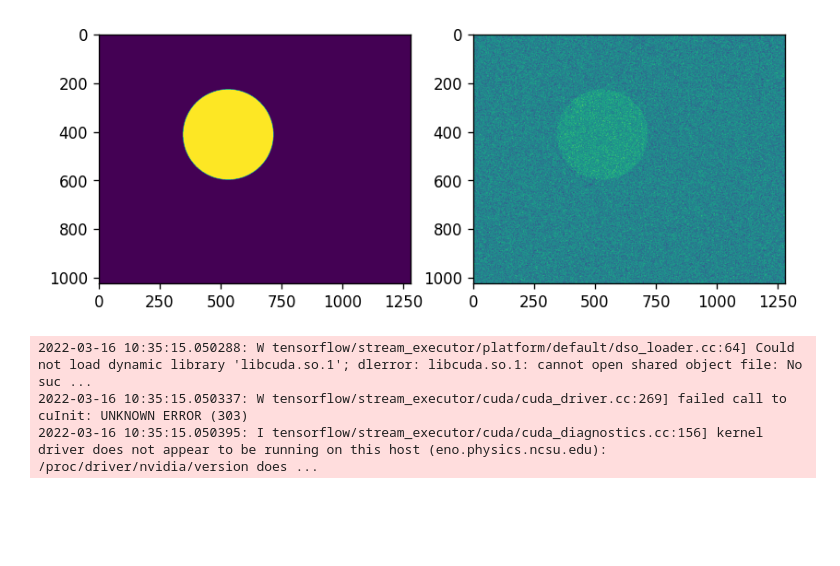
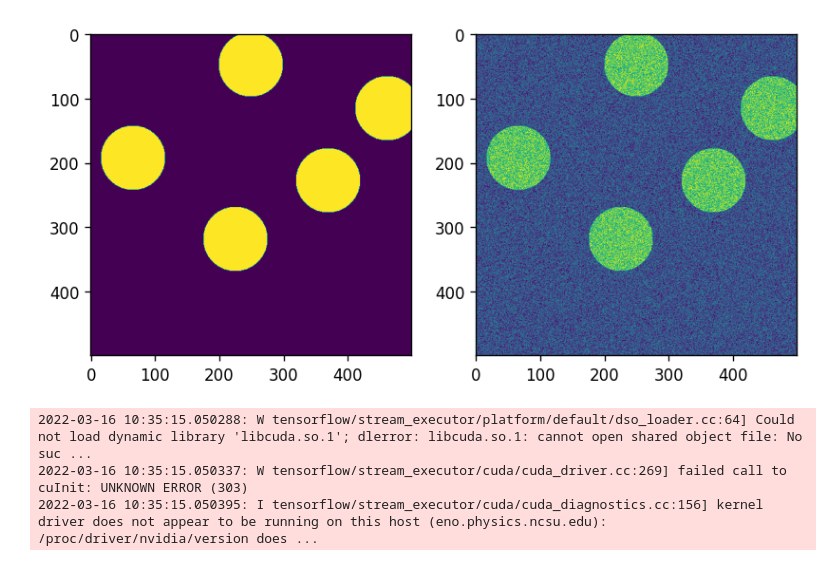
Before and after one commit to Jfeatherstone/pepe, a Jupyter notebook: notebooks/cnn_circle_detection.ipynb, the cells around one changed output. Drawn from its saved outputs; the diff is of its cells as text; code cells hidden in the pictures; blank space fills up the shorter version.

```diff
--- a/notebooks/cnn_circle_detection.ipynb
+++ b/notebooks/cnn_circle_detection.ipynb
@@ -42,15 +41,18 @@ def genTrainingImages(imgSize, N, minCircles=1, maxCircles=4, minRadius=125, max
 
     return noisyImg, img
 # %%
-noisyImg, img = genTrainingImages((1024, 1280), 100, noise=10)
+noisyImg, img = genTrainingImages((500, 500), 3, 5, 6, 50, 50, noise=1)
+
+for i in range(len(noisyImg)):
+    Image.fromarray(255*(1-noisyImg[i]).convert('L').save(f'../test_circles_{i+1}.bmp')
 
 fig, ax = plt.subplots(1, 2, figsize=(8,4))
 
 ax[0].imshow(img[0])
 ax[1].imshow(noisyImg[0])
 plt.show()
 # %% [output]
-[figure, old version]
+[figure, new version]
 # %%
 # Set up the neural network
 network = Sequential()
```
Also changed, not shown: parts of 1 cell of this notebook, 10 other files.
